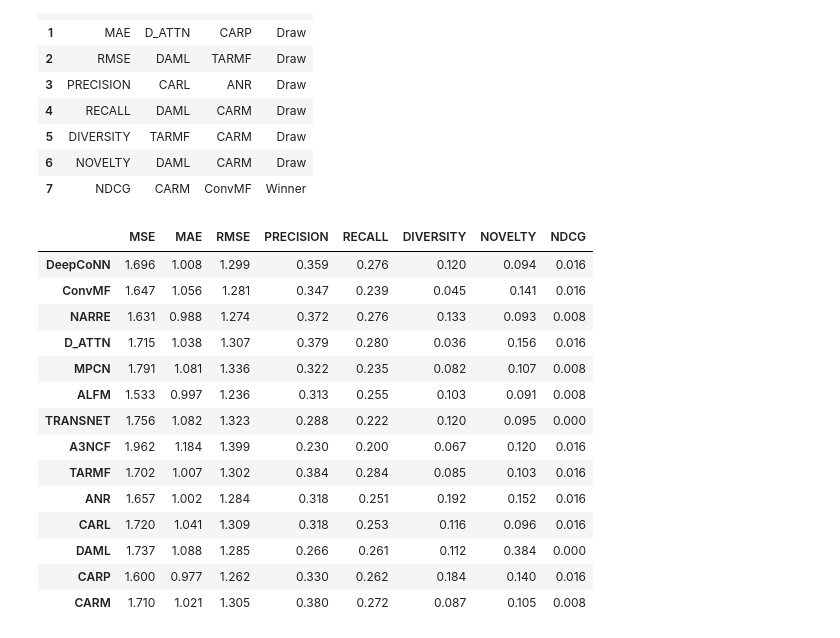
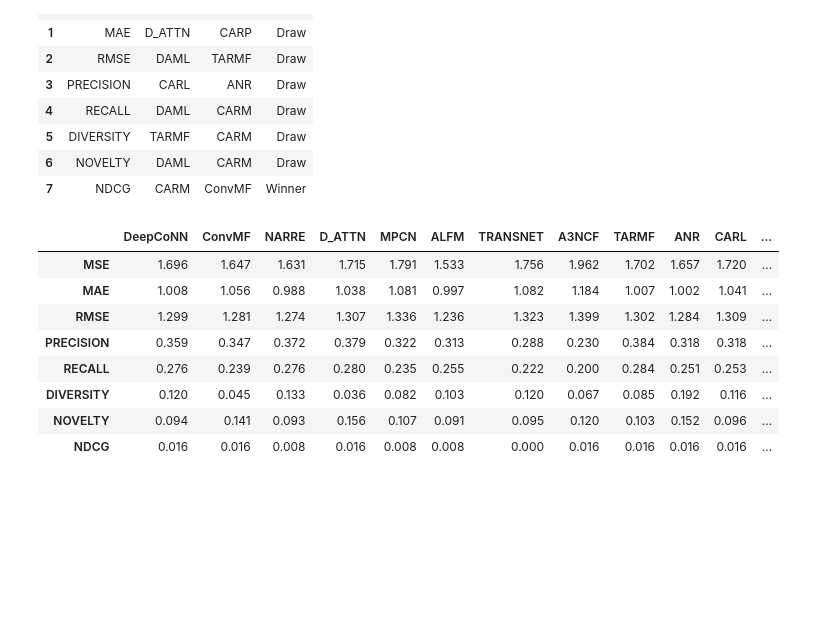
Before and after one commit to guibitten03/iRev, a Jupyter notebook: analysis.ipynb, the cells around one changed output. Drawn from its saved outputs; the diff is of its cells as text; code cells hidden in the pictures; blank space fills up the shorter version.

```diff
--- a/analysis.ipynb
+++ b/analysis.ipynb
@@ -244,22 +225,16 @@ draw
 | 7 | NDCG | CARM | ConvMF | Winner |
 # %%
 df, draw = load_error_and_rank_metrics(algorithms, "Tamp_data", "word2vec", 264)
-df
+df.transpose()
 # %% [output]
-|  | MSE | MAE | RMSE | PRECISION | RECALL | DIVERSITY | NOVELTY | NDCG |
-| DeepCoNN | 1.696 | 1.008 | 1.299 | 0.359 | 0.276 | 0.120 | 0.094 | 0.016 |
-| ConvMF | 1.647 | 1.056 | 1.281 | 0.347 | 0.239 | 0.045 | 0.141 | 0.016 |
-| NARRE | 1.631 | 0.988 | 1.274 | 0.372 | 0.276 | 0.133 | 0.093 | 0.008 |
-| D_ATTN | 1.715 | 1.038 | 1.307 | 0.379 | 0.280 | 0.036 | 0.156 | 0.016 |
-| MPCN | 1.791 | 1.081 | 1.336 | 0.322 | 0.235 | 0.082 | 0.107 | 0.008 |
-| ALFM | 1.533 | 0.997 | 1.236 | 0.313 | 0.255 | 0.103 | 0.091 | 0.008 |
-| TRANSNET | 1.756 | 1.082 | 1.323 | 0.288 | 0.222 | 0.120 | 0.095 | 0.000 |
-| A3NCF | 1.962 | 1.184 | 1.399 | 0.230 | 0.200 | 0.067 | 0.120 | 0.016 |
-| TARMF | 1.702 | 1.007 | 1.302 | 0.384 | 0.284 | 0.085 | 0.103 | 0.016 |
-| ANR | 1.657 | 1.002 | 1.284 | 0.318 | 0.251 | 0.192 | 0.152 | 0.016 |
-| CARL | 1.720 | 1.041 | 1.309 | 0.318 | 0.253 | 0.116 | 0.096 | 0.016 |
-| DAML | 1.737 | 1.088 | 1.285 | 0.266 | 0.261 | 0.112 | 0.384 | 0.000 |
-| CARP | 1.600 | 0.977 | 1.262 | 0.330 | 0.262 | 0.184 | 0.140 | 0.016 |
-| CARM | 1.710 | 1.021 | 1.305 | 0.380 | 0.272 | 0.087 | 0.105 | 0.008 |
+|  | DeepCoNN | ConvMF | NARRE | D_ATTN | MPCN | ALFM | TRANSNET | A3NCF | TARMF | ANR | CARL | ... |
+| MSE | 1.696 | 1.647 | 1.631 | 1.715 | 1.791 | 1.533 | 1.756 | 1.962 | 1.702 | 1.657 | 1.720 | ... |
+| MAE | 1.008 | 1.056 | 0.988 | 1.038 | 1.081 | 0.997 | 1.082 | 1.184 | 1.007 | 1.002 | 1.041 | ... |
+| RMSE | 1.299 | 1.281 | 1.274 | 1.307 | 1.336 | 1.236 | 1.323 | 1.399 | 1.302 | 1.284 | 1.309 | ... |
+| PRECISION | 0.359 | 0.347 | 0.372 | 0.379 | 0.322 | 0.313 | 0.288 | 0.230 | 0.384 | 0.318 | 0.318 | ... |
+| RECALL | 0.276 | 0.239 | 0.276 | 0.280 | 0.235 | 0.255 | 0.222 | 0.200 | 0.284 | 0.251 | 0.253 | ... |
+| DIVERSITY | 0.120 | 0.045 | 0.133 | 0.036 | 0.082 | 0.103 | 0.120 | 0.067 | 0.085 | 0.192 | 0.116 | ... |
+| NOVELTY | 0.094 | 0.141 | 0.093 | 0.156 | 0.107 | 0.091 | 0.095 | 0.120 | 0.103 | 0.152 | 0.096 | ... |
+| NDCG | 0.016 | 0.016 | 0.008 | 0.016 | 0.008 | 0.008 | 0.000 | 0.016 | 0.016 | 0.016 | 0.016 | ... |
 # %%
 df, _ = load_error_and_rank_metrics(algorithms, "Philladelphi_data", "word2vec", 610)
```
Also changed, not shown: parts of 5 cells of this notebook, 3 other files.
